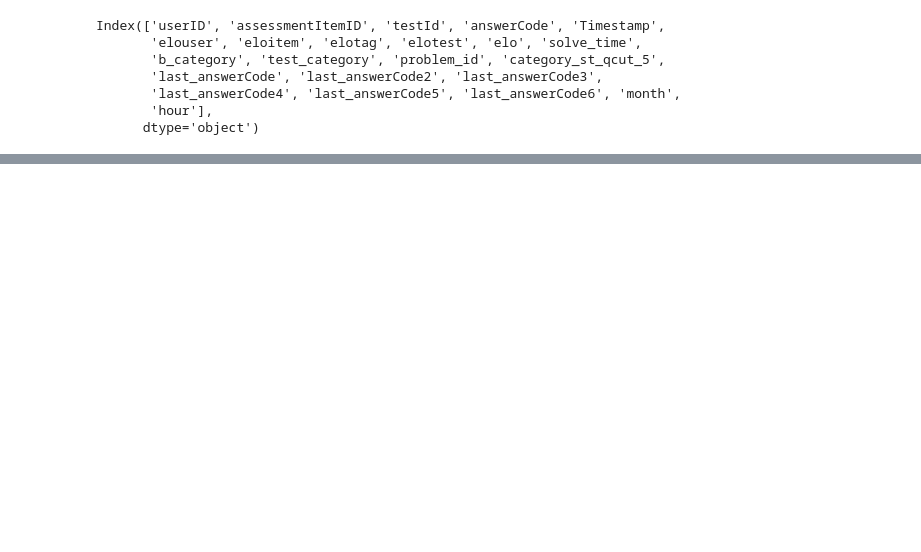
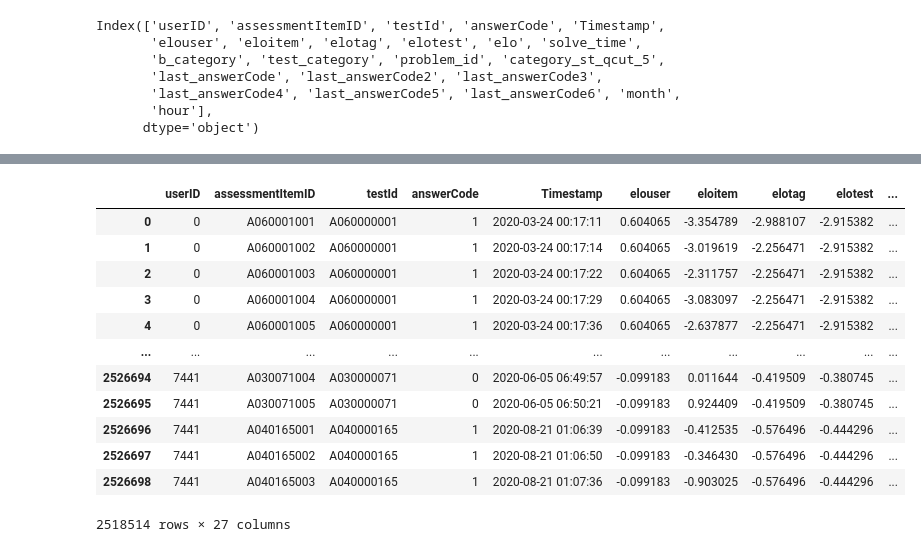
Before and after one commit to boostcampaitech4lv23recsys1/level2_dkt_recsys-level2-recsys-04, a Jupyter notebook: Boosting_ipynb/FE_KSYcatboost2 BAE_ELO2.ipynb, the cells around one changed output, grey strips where cells are left out. Cells and saved outputs as stored; diff of their text form; code cells hidden in the pictures; blank space fills up the shorter version.

```diff
--- a/Boosting_ipynb/FE_KSYcatboost2 BAE_ELO2.ipynb
+++ b/Boosting_ipynb/FE_KSYcatboost2 BAE_ELO2.ipynb
@@ -35,0 +213,9 @@ _train = _train[_train['train_valid'] == 0]
+# %%
+tmp = _train.copy()
+tmp['tem'] = 1
+tmp['seq'] = tmp.groupby('userID')['tem'].apply(lambda x : x.cumsum())
+tmp['eloupdate'] =0
+dat_tem = tmp[['userID', 'assessmentItemID', 'answerCode', 'seq']]
+# %%
+#에러.....
+tmp['eloupdate'] = tmp.apply(lambda x : Elo.run_update(dat_tem[(dat_tem['userID']==x['userID']) & (dat_tem['seq'] < x['seq']) & (dat_tem['seq'] >= x['seq']-100)]) if x['seq'] >= 100 else Elo.run_update(dat_tem[(dat_tem['userID']==x['userID']) & (dat_tem['seq'] < x['seq'])]),axis=1 )
@@ -35,0 +224,16 @@ _train = _train[_train['train_valid'] == 0]
+# %%
+tmp
+# %% [output]
+|  | userID | assessmentItemID | testId | answerCode | Timestamp | elouser | eloitem | elotag | elotest | ... |
+| 0 | 0 | A060001001 | A060000001 | 1 | 2020-03-24 00:17:11 | 0.604065 | -3.354789 | -2.988107 | -2.915382 | ... |
+| 1 | 0 | A060001002 | A060000001 | 1 | 2020-03-24 00:17:14 | 0.604065 | -3.019619 | -2.256471 | -2.915382 | ... |
+| 2 | 0 | A060001003 | A060000001 | 1 | 2020-03-24 00:17:22 | 0.604065 | -2.311757 | -2.256471 | -2.915382 | ... |
+| 3 | 0 | A060001004 | A060000001 | 1 | 2020-03-24 00:17:29 | 0.604065 | -3.083097 | -2.256471 | -2.915382 | ... |
+| 4 | 0 | A060001005 | A060000001 | 1 | 2020-03-24 00:17:36 | 0.604065 | -2.637877 | -2.256471 | -2.915382 | ... |
+| ... | ... | ... | ... | ... | ... | ... | ... | ... | ... | ... |
+| 2526694 | 7441 | A030071004 | A030000071 | 0 | 2020-06-05 06:49:57 | -0.099183 | 0.011644 | -0.419509 | -0.380745 | ... |
+| 2526695 | 7441 | A030071005 | A030000071 | 0 | 2020-06-05 06:50:21 | -0.099183 | 0.924409 | -0.419509 | -0.380745 | ... |
+| 2526696 | 7441 | A040165001 | A040000165 | 1 | 2020-08-21 01:06:39 | -0.099183 | -0.412535 | -0.576496 | -0.444296 | ... |
+| 2526697 | 7441 | A040165002 | A040000165 | 1 | 2020-08-21 01:06:50 | -0.099183 | -0.346430 | -0.576496 | -0.444296 | ... |
+| 2526698 | 7441 | A040165003 | A040000165 | 1 | 2020-08-21 01:07:36 | -0.099183 | -0.903025 | -0.576496 | -0.444296 | ... |
+2518514 rows × 27 columns
```
Also changed, not shown: parts of 13 cells of this notebook, 1 other file.
